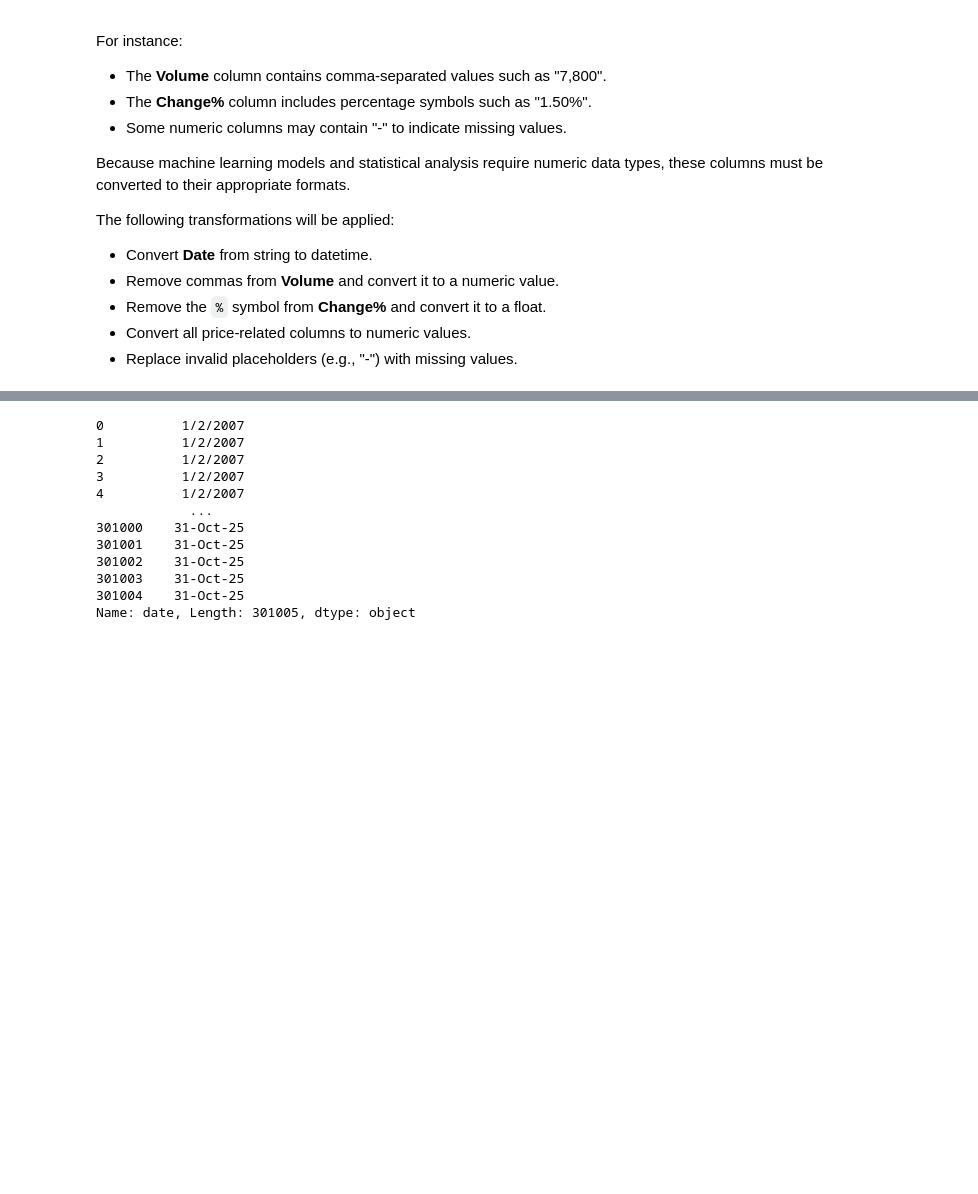
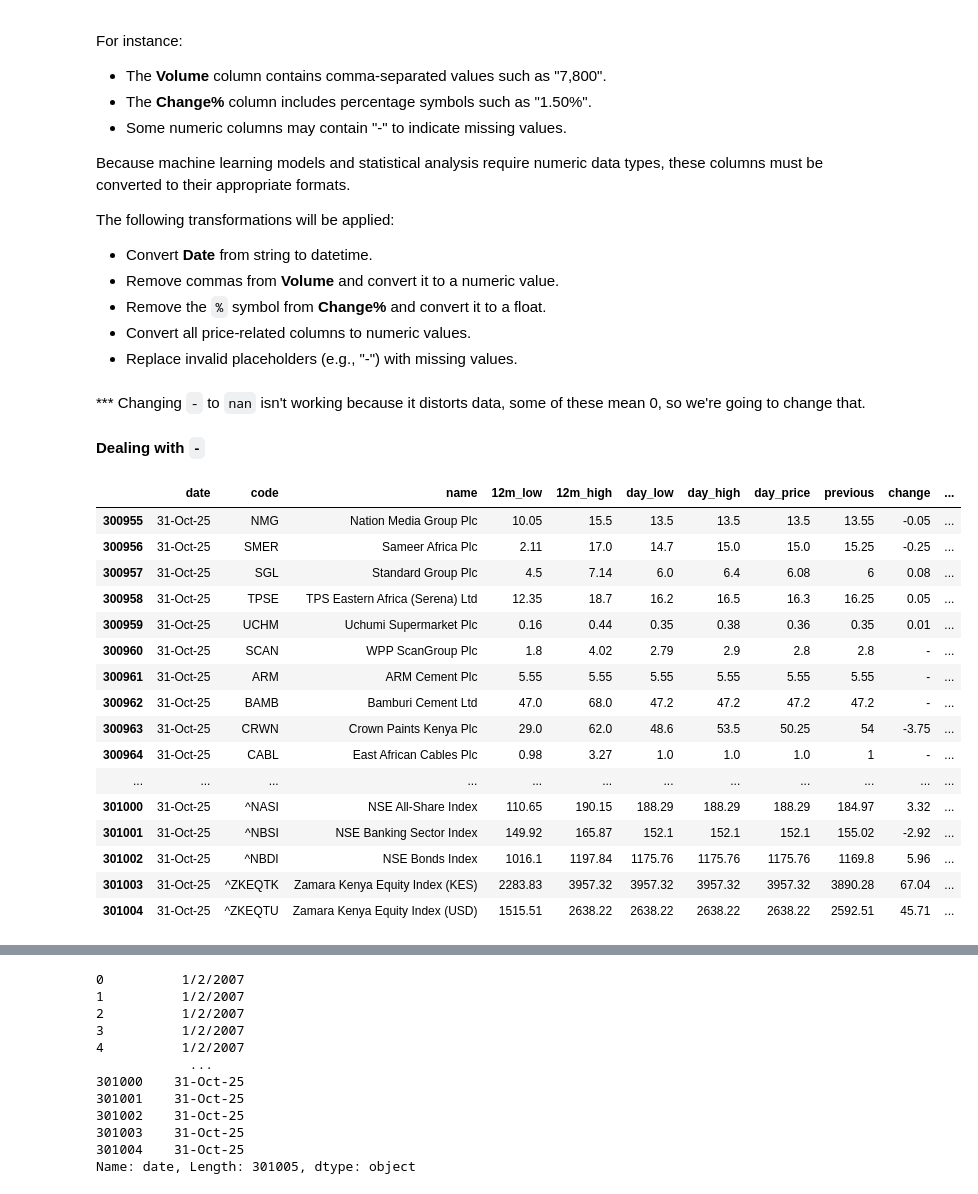
Before and after one commit to Assesa44/Stock-Market-Prediction, a Jupyter notebook: notebooks/business_understanding.ipynb, the cells around one changed output, grey strips where cells are left out. Saved outputs shown, nothing was run; the diff lists cells and outputs as text; code cells hidden in the pictures; blank space fills up the shorter version.

Commit message:
perf: fix missed data cleaning issues

```diff
--- a/notebooks/business_understanding.ipynb
+++ b/notebooks/business_understanding.ipynb
@@ -586,6 +586,27 @@ The following transformations will be applied:
 - Remove the `%` symbol from **Change%** and convert it to a float.
 - Convert all price-related columns to numeric values.
 - Replace invalid placeholders (e.g., "-") with missing values.
-# %%
-# convert (-) to NANs
-cleaning_df.replace('-', pd.NA, inplace=True)
+# %% [markdown]
+*** Changing `-` to `nan` isn't working because it distorts data, some of these mean 0, so we're going to change that.
+
+#### Dealing with `-`
+# %%
+cleaning_df.tail(50)
+# %% [output]
+|  | date | code | name | 12m_low | 12m_high | day_low | day_high | day_price | previous | change | ... |
+| 300955 | 31-Oct-25 | NMG | Nation Media Group Plc | 10.05 | 15.5 | 13.5 | 13.5 | 13.5 | 13.55 | -0.05 | ... |
+| 300956 | 31-Oct-25 | SMER | Sameer Africa Plc | 2.11 | 17.0 | 14.7 | 15.0 | 15.0 | 15.25 | -0.25 | ... |
+| 300957 | 31-Oct-25 | SGL | Standard Group Plc | 4.5 | 7.14 | 6.0 | 6.4 | 6.08 | 6 | 0.08 | ... |
+| 300958 | 31-Oct-25 | TPSE | TPS Eastern Africa (Serena) Ltd | 12.35 | 18.7 | 16.2 | 16.5 | 16.3 | 16.25 | 0.05 | ... |
+| 300959 | 31-Oct-25 | UCHM | Uchumi Supermarket Plc | 0.16 | 0.44 | 0.35 | 0.38 | 0.36 | 0.35 | 0.01 | ... |
+| 300960 | 31-Oct-25 | SCAN | WPP ScanGroup Plc | 1.8 | 4.02 | 2.79 | 2.9 | 2.8 | 2.8 | - | ... |
+| 300961 | 31-Oct-25 | ARM | ARM Cement Plc | 5.55 | 5.55 | 5.55 | 5.55 | 5.55 | 5.55 | - | ... |
+| 300962 | 31-Oct-25 | BAMB | Bamburi Cement Ltd | 47.0 | 68.0 | 47.2 | 47.2 | 47.2 | 47.2 | - | ... |
+| 300963 | 31-Oct-25 | CRWN | Crown Paints Kenya Plc | 29.0 | 62.0 | 48.6 | 53.5 | 50.25 | 54 | -3.75 | ... |
+| 300964 | 31-Oct-25 | CABL | East African Cables Plc | 0.98 | 3.27 | 1.0 | 1.0 | 1.0 | 1 | - | ... |
+| ... | ... | ... | ... | ... | ... | ... | ... | ... | ... | ... | ... |
+| 301000 | 31-Oct-25 | ^NASI | NSE All-Share Index | 110.65 | 190.15 | 188.29 | 188.29 | 188.29 | 184.97 | 3.32 | ... |
+| 301001 | 31-Oct-25 | ^NBSI | NSE Banking Sector Index | 149.92 | 165.87 | 152.1 | 152.1 | 152.1 | 155.02 | -2.92 | ... |
+| 301002 | 31-Oct-25 | ^NBDI | NSE Bonds Index | 1016.1 | 1197.84 | 1175.76 | 1175.76 | 1175.76 | 1169.8 | 5.96 | ... |
+| 301003 | 31-Oct-25 | ^ZKEQTK | Zamara Kenya Equity Index (KES) | 2283.83 | 3957.32 | 3957.32 | 3957.32 | 3957.32 | 3890.28 | 67.04 | ... |
+| 301004 | 31-Oct-25 | ^ZKEQTU | Zamara Kenya Equity Index (USD) | 1515.51 | 2638.22 | 2638.22 | 2638.22 | 2638.22 | 2592.51 | 45.71 | ... |
```
Also changed, not shown: parts of 14 cells of this notebook.
